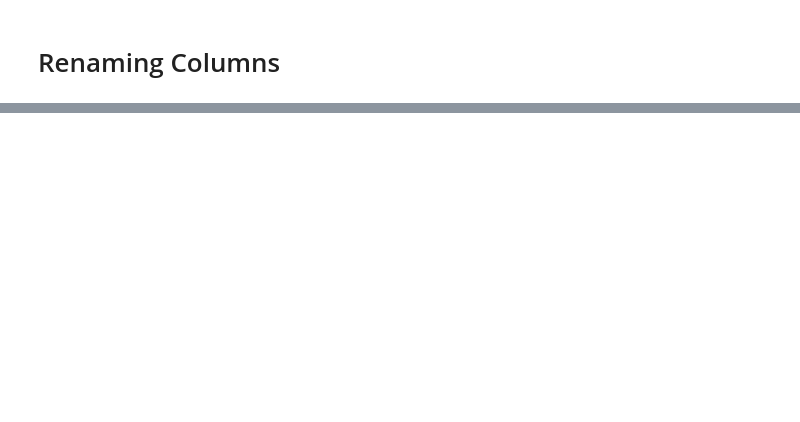
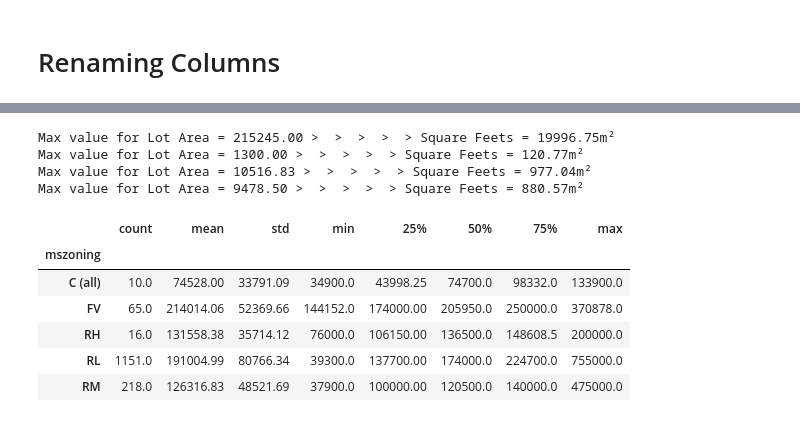
Before and after one commit to ViniciusHolanda001/House_Prices, a Jupyter notebook: notebook/eda_house_prices.ipynb, the cells around one changed output, grey strips where cells are left out. Drawn from its saved outputs; the diff is of its cells as text; code cells hidden in the pictures; blank space fills up the shorter version.

```diff
--- a/notebook/eda_house_prices.ipynb
+++ b/notebook/eda_house_prices.ipynb
@@ -41,0 +135,24 @@ df_train.info()
+# %%
+# square feet
+lotarea = df_train['lotarea']
+
+for square_feet in (lotarea.max(), lotarea.min(), lotarea.mean(), lotarea.median()):
+    print(f"Max value for Lot Area = {square_feet:.2f}", end=f"{' > '*5:5}")
+    print(f"Square Feets = {square_feet / 10.764:.2f}m²")
+# %% [output]
+Max value for Lot Area = 215245.00 >  >  >  >  > Square Feets = 19996.75m²
+Max value for Lot Area = 1300.00 >  >  >  >  > Square Feets = 120.77m²
+Max value for Lot Area = 10516.83 >  >  >  >  > Square Feets = 977.04m²
+Max value for Lot Area = 9478.50 >  >  >  >  > Square Feets = 880.57m²
+# %%
+df_mszoning = df_train.groupby('mszoning')
+df_mszoning_desc = df_mszoning['saleprice'].describe()
+df_mszoning_desc.round(2)
+# %% [output]
+|  | count | mean | std | min | 25% | 50% | 75% | max |
+| mszoning |  |  |  |  |  |  |  |  |
+| C (all) | 10.0 | 74528.00 | 33791.09 | 34900.0 | 43998.25 | 74700.0 | 98332.0 | 133900.0 |
+| FV | 65.0 | 214014.06 | 52369.66 | 144152.0 | 174000.00 | 205950.0 | 250000.0 | 370878.0 |
+| RH | 16.0 | 131558.38 | 35714.12 | 76000.0 | 106150.00 | 136500.0 | 148608.5 | 200000.0 |
+| RL | 1151.0 | 191004.99 | 80766.34 | 39300.0 | 137700.00 | 174000.0 | 224700.0 | 755000.0 |
+| RM | 218.0 | 126316.83 | 48521.69 | 37900.0 | 100000.00 | 120500.0 | 140000.0 | 475000.0 |
```
Also changed, not shown: parts of 11 cells of this notebook.
